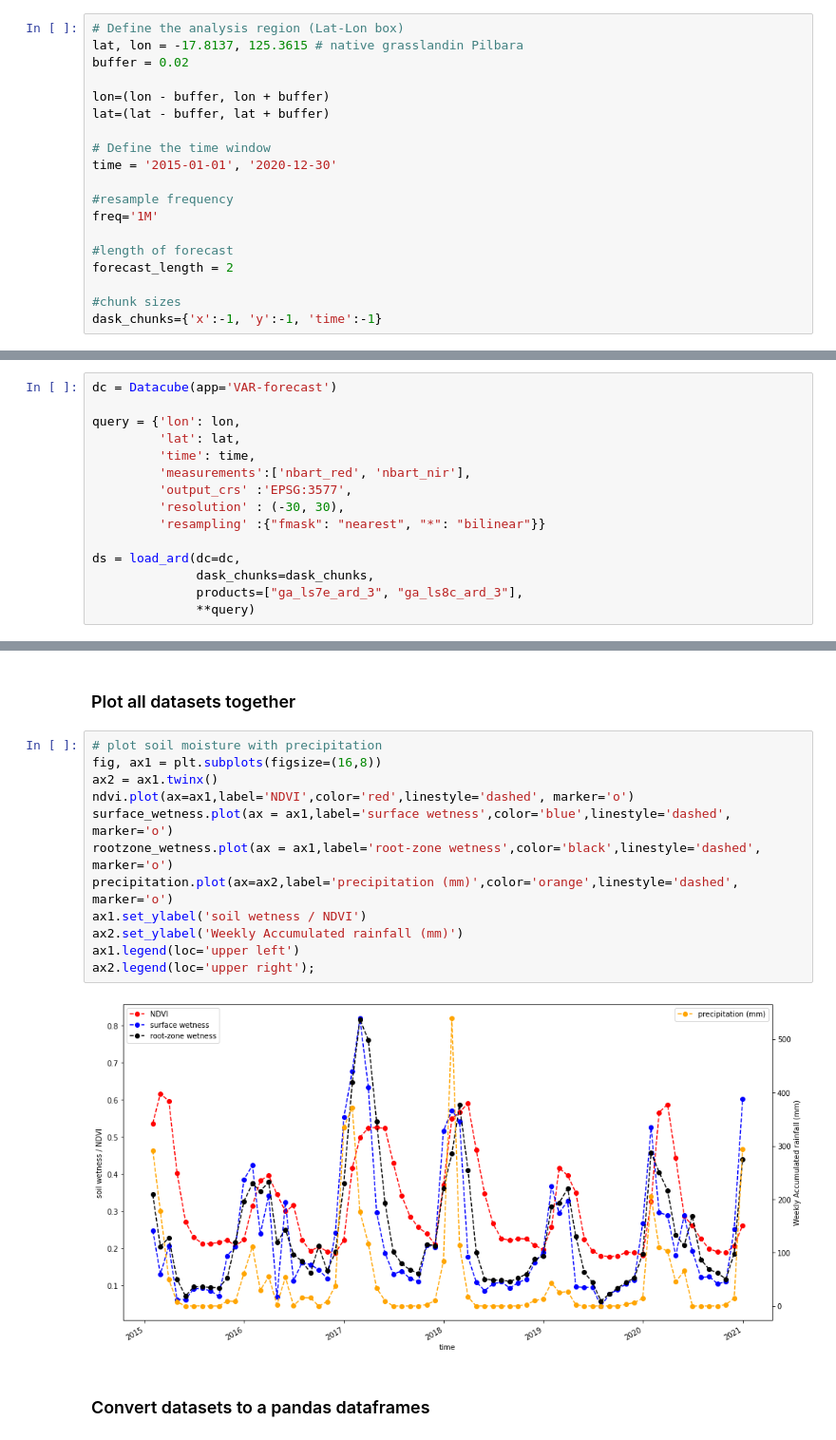
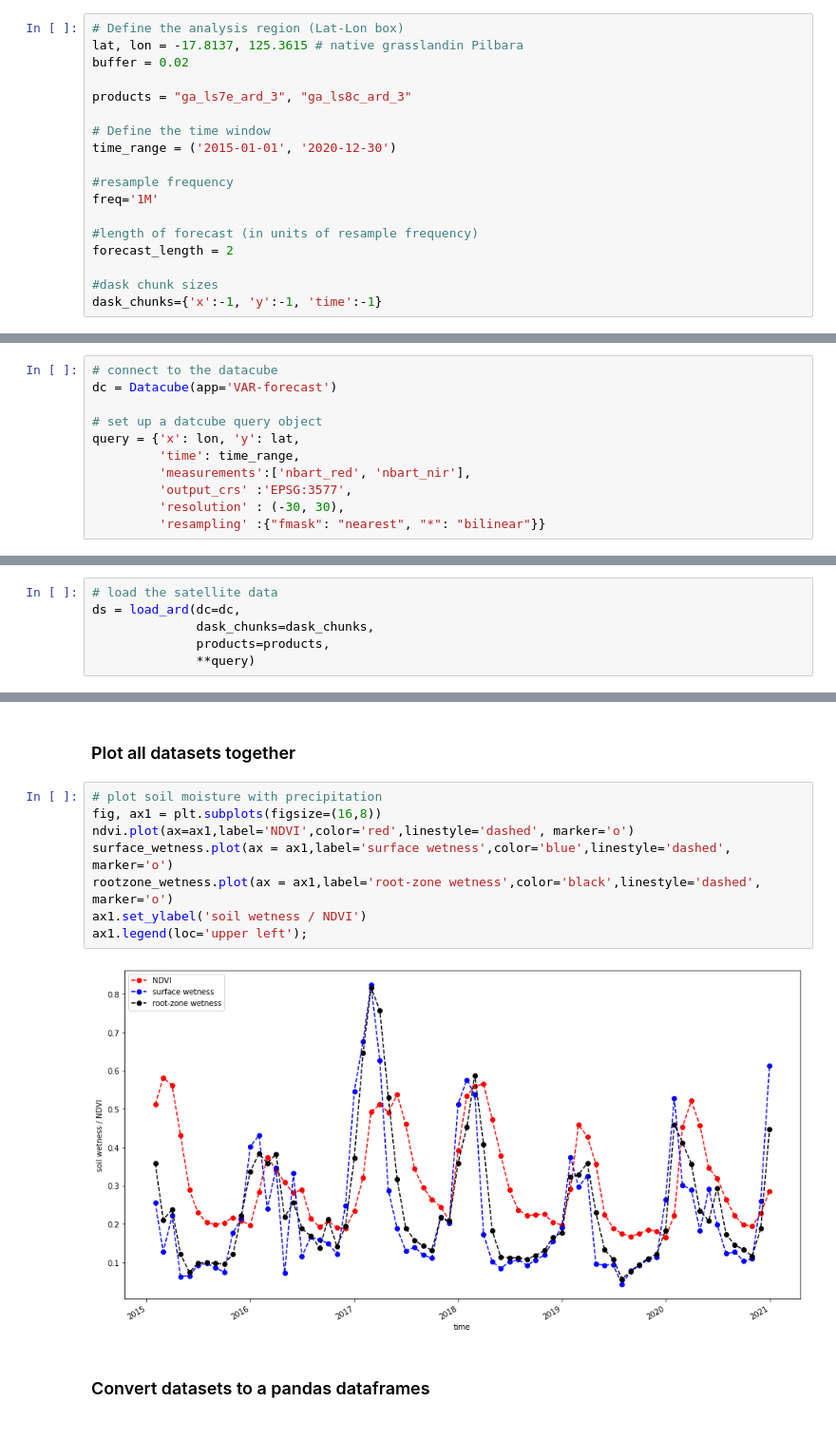
Before and after one commit to cbur24/vegetation_forecasts, a Jupyter notebook: VAR_forecast.ipynb, the cells around one changed output, grey strips where cells are left out. Shown at 95% size. Cells and saved outputs as stored; diff of their text form.

Commit message:
remove rainfall from forecast

```diff
--- a/VAR_forecast.ipynb
+++ b/VAR_forecast.ipynb
@@ -36,17 +45,16 @@ create_local_dask_cluster()
 lat, lon = -17.8137, 125.3615 # native grasslandin Pilbara
 buffer = 0.02
 
-lon=(lon - buffer, lon + buffer)
-lat=(lat - buffer, lat + buffer)
+products = "ga_ls7e_ard_3", "ga_ls8c_ard_3"
 
 # Define the time window
-time = '2015-01-01', '2020-12-30'
+time_range = ('2015-01-01', '2020-12-30')
 
 #resample frequency
 freq='1M'
 
-#length of forecast
+#length of forecast (in units of resample frequency)
 forecast_length = 2
 
-#chunk sizes
+#dask chunk sizes
 dask_chunks={'x':-1, 'y':-1, 'time':-1}
@@ -61,15 +72,11 @@ display_map(lon,lat)
 # %%
+# connect to the datacube
 dc = Datacube(app='VAR-forecast')
 
-query = {'lon': lon,
-         'lat': lat,
-         'time': time,
+# set up a datcube query object
+query = {'x': lon, 'y': lat,
+         'time': time_range,
          'measurements':['nbart_red', 'nbart_nir'],
          'output_crs' :'EPSG:3577',
          'resolution' : (-30, 30),
          'resampling' :{"fmask": "nearest", "*": "bilinear"}}
-
-ds = load_ard(dc=dc,
-              dask_chunks=dask_chunks,
-              products=["ga_ls7e_ard_3", "ga_ls8c_ard_3"],
-              **query)
@@ -83,0 +83,6 @@ Returning 657 time steps as a dask array
+# %%
+# load the satellite data
+ds = load_ard(dc=dc,
+              dask_chunks=dask_chunks,
+              products=products,
+              **query)
@@ -176,17 +182,13 @@ rootzone_wetness=rootzone_wetness.resample(time=freq).mean()
 # %%
 # plot soil moisture with precipitation
 fig, ax1 = plt.subplots(figsize=(16,8))
-ax2 = ax1.twinx()
 ndvi.plot(ax=ax1,label='NDVI',color='red',linestyle='dashed', marker='o')
 surface_wetness.plot(ax = ax1,label='surface wetness',color='blue',linestyle='dashed', marker='o')
 rootzone_wetness.plot(ax = ax1,label='root-zone wetness',color='black',linestyle='dashed', marker='o')
-precipitation.plot(ax=ax2,label='precipitation (mm)',color='orange',linestyle='dashed', marker='o')
 ax1.set_ylabel('soil wetness / NDVI')
-ax2.set_ylabel('Weekly Accumulated rainfall (mm)')
-ax1.legend(loc='upper left')
-ax2.legend(loc='upper right');
+ax1.legend(loc='upper left');
 # %% [output]
-[figure, old version]
+[figure, new version]
 # %% [markdown]
 ### Convert datasets to a pandas dataframes
 # %%
```
Also changed, not shown: parts of 26 cells of this notebook.
